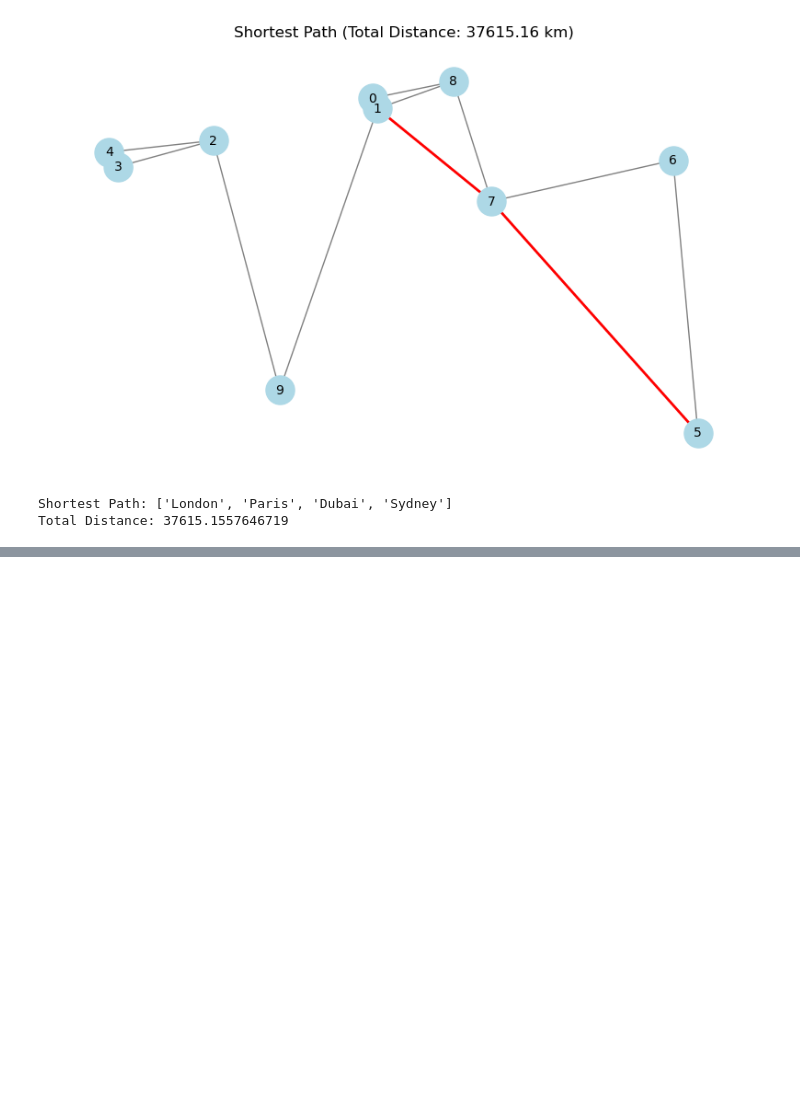
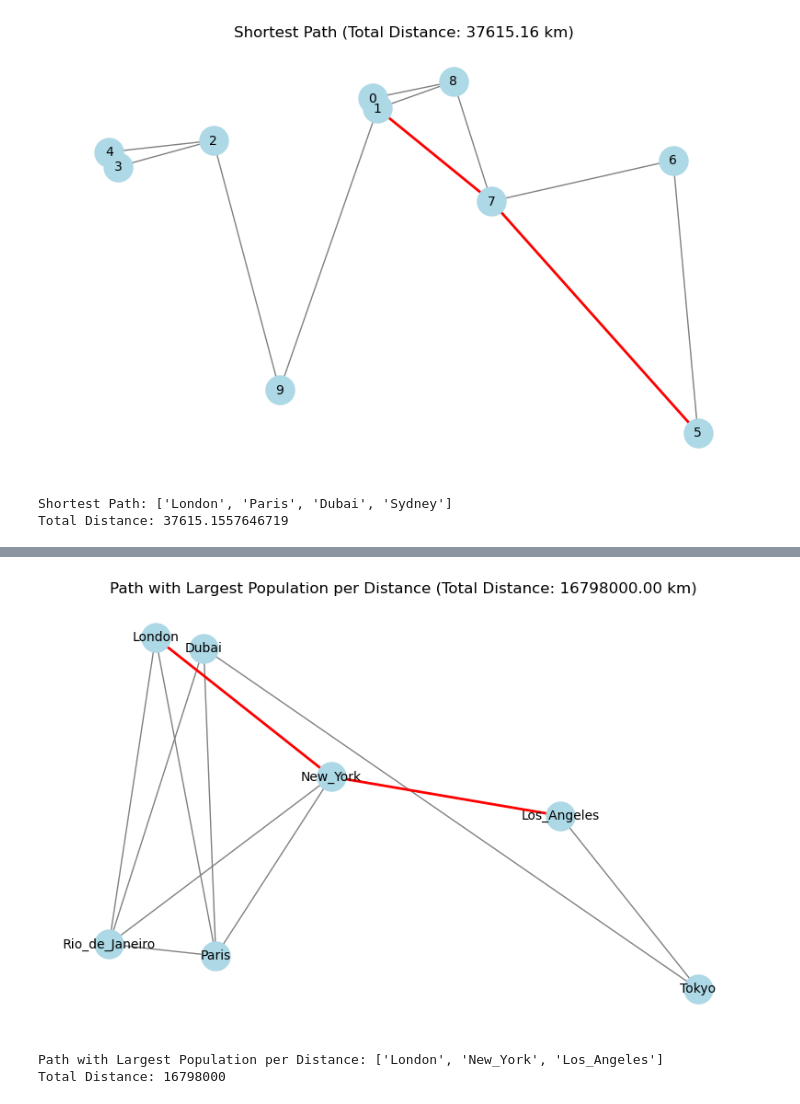
Before and after one commit to ejw-data/algo-optimum-path, a Jupyter notebook: basic_path.ipynb, the cells around one changed output, grey strips where cells are left out. Cells and saved outputs as stored; diff of their text form; code cells hidden in the pictures; blank space fills up the shorter version.

```diff
--- a/basic_path.ipynb
+++ b/basic_path.ipynb
@@ -305,0 +376,71 @@ Total distance: 15,642,000 km
+# %%
+# instead of using dijkstra() using all_shortest_paths()
+# not working correctly when using min_city parameter
+# options created by all_shortest_paths sometimes does not have options for larger min_num_cities
+
+import networkx as nx
+import matplotlib.pyplot as plt
+
+# Custom graph data
+graph = {
+    'London': {'Paris': {'population': 2141000, 'lat': 48.8566, 'lon': 2.3522}, 'New_York': {'population': 8399000, 'lat': 40.7128, 'lon': -74.0060}, 'Rio_de_Janeiro': {'population': 6748000, 'lat': -22.9068, 'lon': -43.1729}},
+    'Paris': {'Dubai': {'population': 3330000, 'lat': 25.2048, 'lon': 55.2708}, 'Rio_de_Janeiro': {'population': 6748000, 'lat': -22.9068, 'lon': -43.1729}, 'London': {'population': 8982000, 'lat': 51.5074, 'lon': -0.1278}, 'New_York': {'population': 8399000, 'lat': 40.7128, 'lon': -74.0060}, 'Rio_de_Janeiro': {'population': 6748000, 'lat': -22.9068, 'lon': -43.1729}},
+    'New_York': {'Los_Angeles': {'population': 3990000, 'lat': 34.0522, 'lon': -118.2437}},
+    'Dubai': {'Rio_de_Janeiro': {'population': 6748000, 'lat': -22.9068, 'lon': -43.1729}, 'Tokyo': {'population': 13960000, 'lat': 35.6895, 'lon': 139.6917}},
+    'Rio_de_Janeiro': {'New_York': {'population': 8399000, 'lat': 40.7128, 'lon': -74.0060}},
+    'Tokyo': {'Dubai': {'population': 3330000, 'lat': 25.2048, 'lon': 55.2708}, 'Los_Angeles': {'population': 3990000, 'lat': 34.0522, 'lon': -118.2437}},
+    'Los_Angeles': {'New_York': {'population': 8399000, 'lat': 40.7128, 'lon': -74.0060}, 'Tokyo': {'population': 13960000, 'lat': 35.6895, 'lon': 139.6917}}
+}
+
+# Create network graph
+G = nx.Graph()
+
+# Add nodes and edges
+for source, destinations in graph.items():
+    G.add_node(source)
+    for destination, data in destinations.items():
+        G.add_node(destination)
+        G.add_edge(source, destination, weight=data['population'])
+
+# Calculate population per distance for each edge
+for u, v, data in G.edges(data=True):
+    distance = data['weight']
+    population = data['weight']
+    data['pop_per_distance'] = population / (distance)**0.5
+
+# Set the minimum number of cities in the path
+min_num_cities = 1
+start_city = 'London'
+end_city = 'Los_Angeles'
+
+# Find the path with the largest population per distance traveled while ensuring minimum cities
+shortest_paths = nx.all_shortest_paths(G, start_city, end_city, weight='pop_per_distance')
+path_with_min_cities = None
+
+for path in shortest_paths:
+    if len(path) >= min_num_cities:
+        if path_with_min_cities is None or sum(G.get_edge_data(path[i], path[i + 1])['weight'] for i in range(len(path) - 1)) > sum(G.get_edge_data(path_with_min_cities[i], path_with_min_cities[i + 1])['weight'] for i in range(len(path_with_min_cities) - 1)):
+            path_with_min_cities = path
+
+
+# Extract city names from the path
+route_cities = [city for city in path_with_min_cities]
+
+# Calculate total distance of the path
+total_distance = sum(G.get_edge_data(path_with_min_cities[i], path_with_min_cities[i + 1])['weight'] for i in range(len(path_with_min_cities) - 1))
+
+# Plot network diagram
+pos = nx.spring_layout(G, seed=100)
+plt.figure(figsize=(10, 6))
+nx.draw_networkx(G, pos, with_labels=True, node_color='lightblue', node_size=500, font_size=10, edge_color='gray')
+nx.draw_networkx_edges(G, pos, edgelist=[(path_with_min_cities[i], path_with_min_cities[i + 1]) for i in range(len(path_with_min_cities) - 1)], edge_color='red', width=2)
+plt.title("Path with Largest Population per Distance (Total Distance: {:.2f} km)".format(total_distance))
+plt.axis('off')
+plt.show()
+
+print("Path with Largest Population per Distance:", route_cities)
+print("Total Distance:", total_distance)
+# %% [output]
+[figure, added]
+Path with Largest Population per Distance: ['London', 'New_York', 'Los_Angeles']
+Total Distance: 16798000
```
Also changed, not shown: parts of 10 cells of this notebook.
